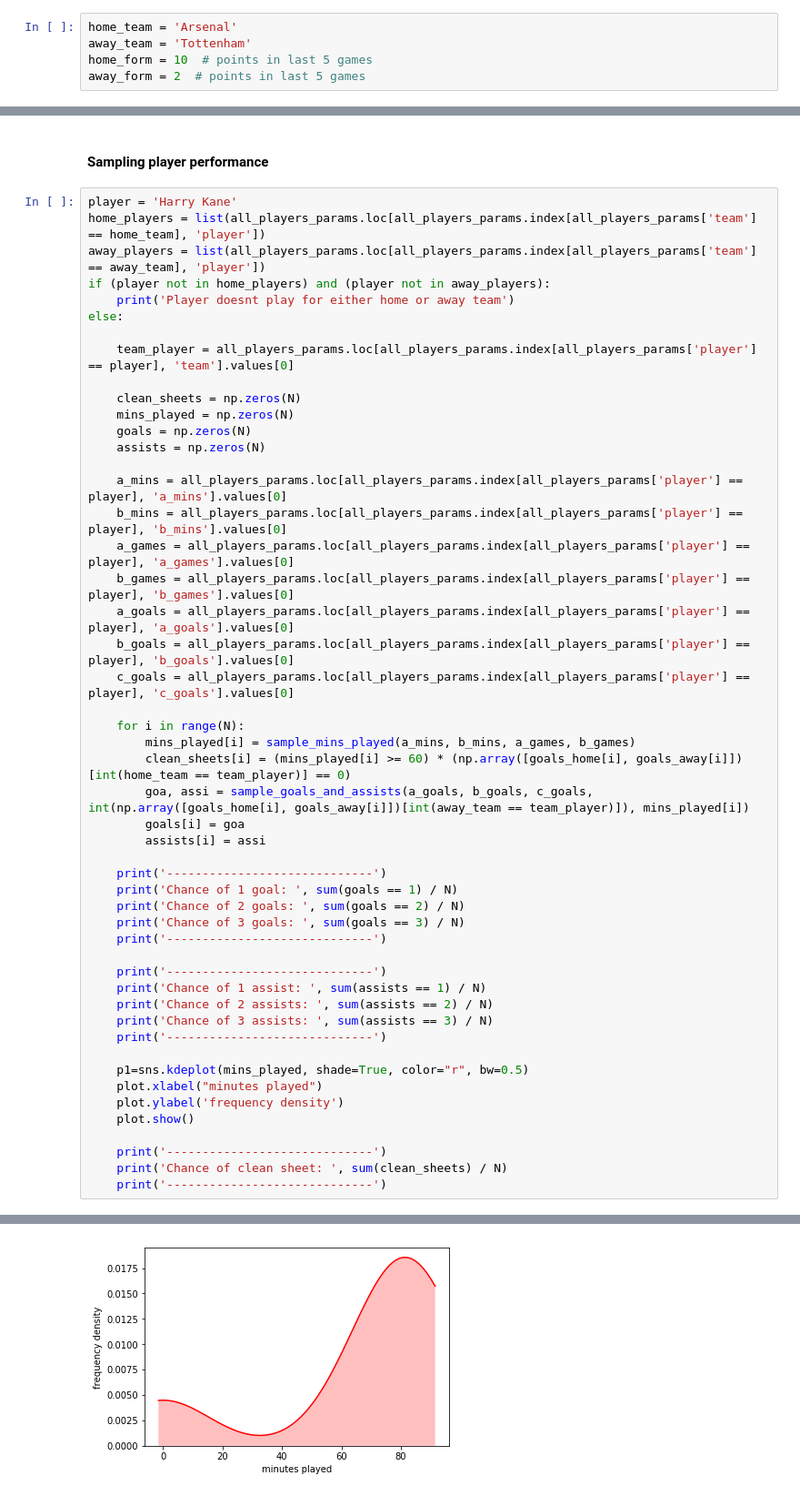
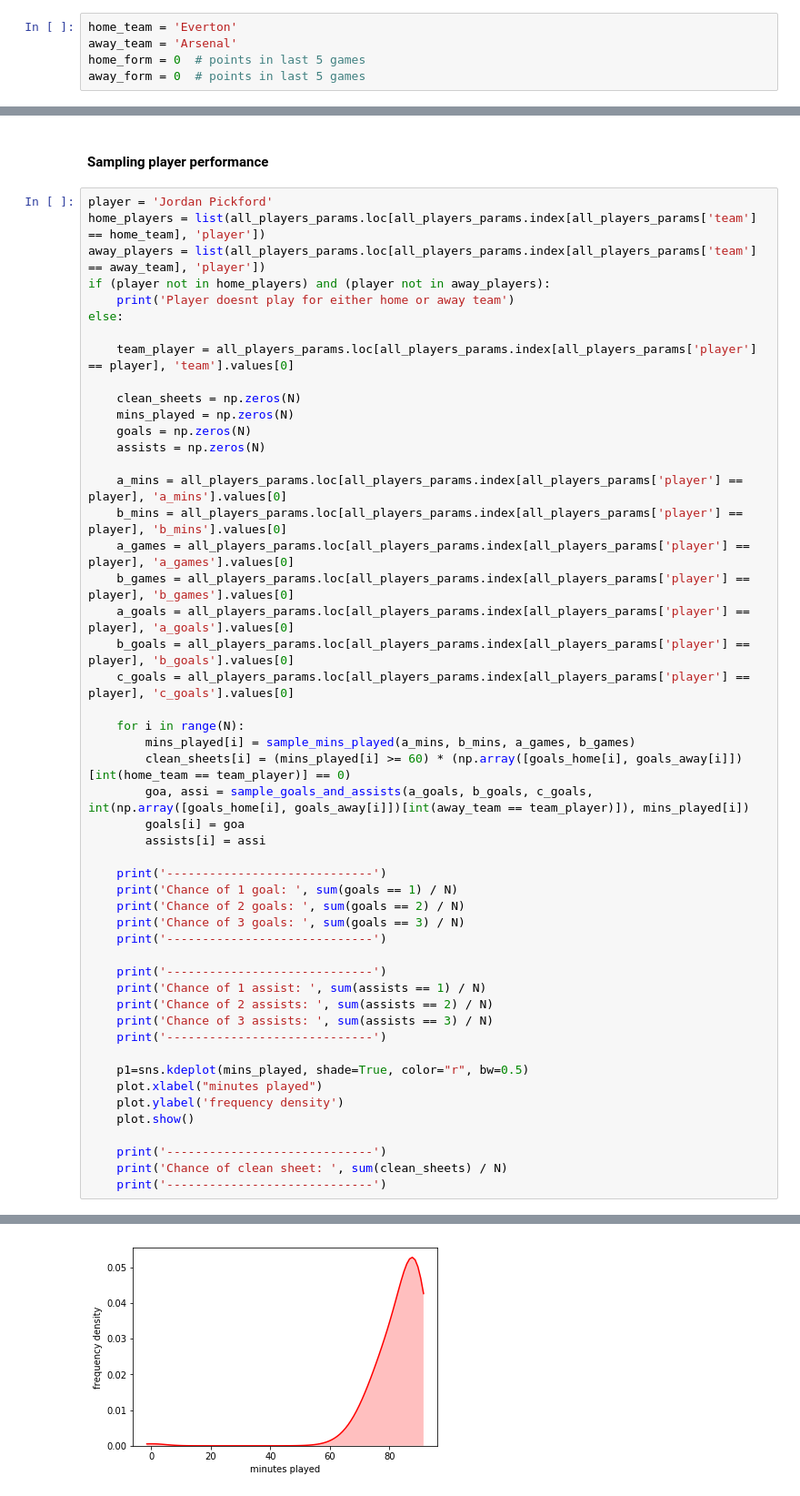
Before and after one commit to kalyanrparajuli/Fantasy-Football, a Jupyter notebook: models/sampling.ipynb, the cells around one changed output, grey strips where cells are left out. Shown at 91% size. Cells and saved outputs as stored; diff of their text form.

Commit message:
change of analyzing player

```diff
--- a/models/sampling.ipynb
+++ b/models/sampling.ipynb
@@ -18,10 +18,10 @@ teams = pd.read_csv("../parameters/all_teams.csv", header=None).values[:, 0]
 # %% [markdown]
 ### Match-up
 # %%
-home_team = 'Arsenal'
-away_team = 'Tottenham'
-home_form = 10  # points in last 5 games
-away_form = 2  # points in last 5 games
+home_team = 'Everton'
+away_team = 'Arsenal'
+home_form = 0  # points in last 5 games
+away_form = 0  # points in last 5 games
 # %% [markdown]
 #### Sampling Team Performance
 # %%
@@ -64,7 +64,7 @@ Chance of away win:  0.34426
 # %% [markdown]
 #### Sampling player performance
 # %%
-player = 'Harry Kane'
+player = 'Jordan Pickford'
 home_players = list(all_players_params.loc[all_players_params.index[all_players_params['team'] == home_team], 'player'])
 away_players = list(all_players_params.loc[all_players_params.index[all_players_params['team'] == away_team], 'player'])
 if (player not in home_players) and (player not in away_players):
@@ -126,3 +126,3 @@ Chance of 3 assists:  0.00036
 -----------------------------
-[figure, old version]
+[figure, new version]
 -----------------------------
```
Also changed, not shown: parts of 2 cells of this notebook.
